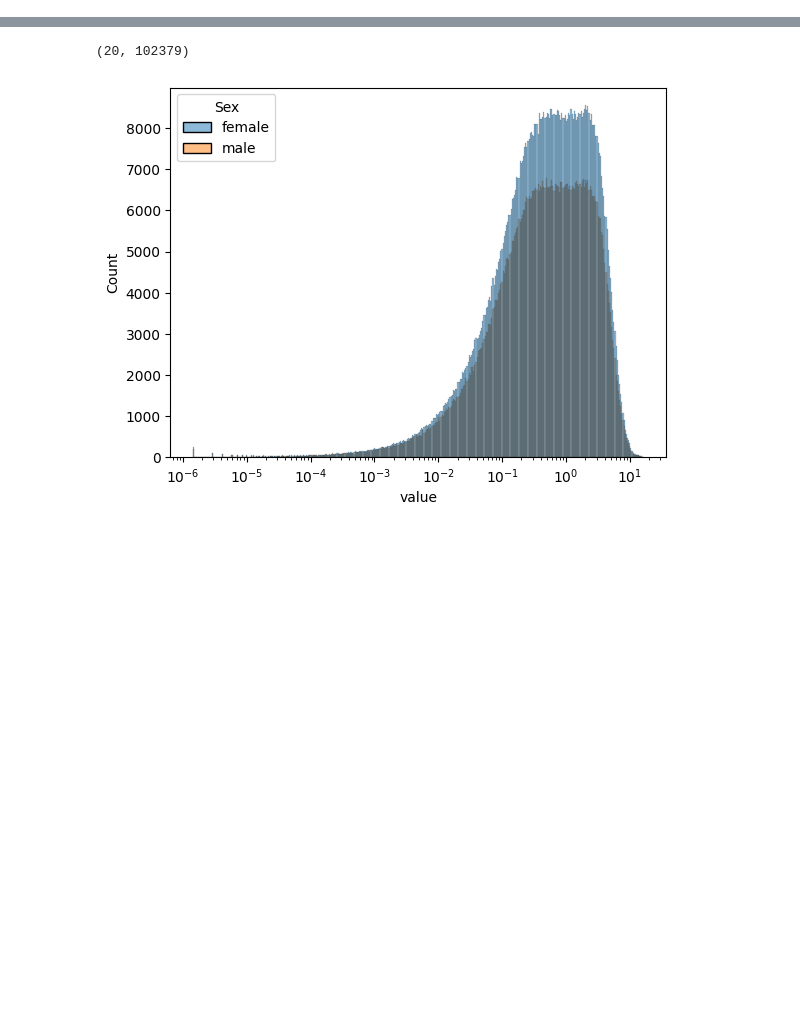
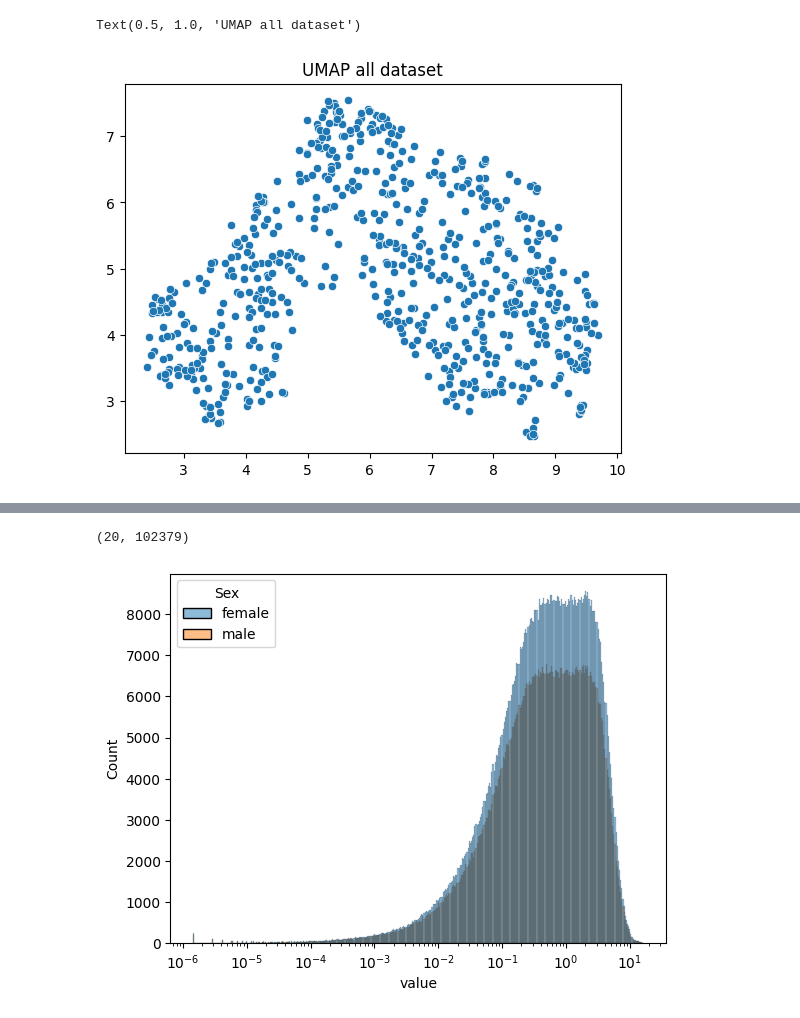
Before and after one commit to zodelheim/sea-infer-rna-seq, a Jupyter notebook: notebooks/HistplotSexIntensity.ipynb, the cells around one changed output, grey strips where cells are left out. Saved outputs shown, nothing was run; the diff lists cells and outputs as text; code cells hidden in the pictures; blank space fills up the shorter version.

```diff
--- a/notebooks/HistplotSexIntensity.ipynb
+++ b/notebooks/HistplotSexIntensity.ipynb
@@ -52,0 +63,14 @@ data_heart_header.set_index("Run", inplace=True)
+# %%
+data_geuvadis =  pd.read_hdf(fdir_processed / f'geuvadis.preprocessed.h5', key = 'geuvadis')
+
+reducer = umap.UMAP()
+embedding = reducer.fit_transform(data_geuvadis)
+
+sns.scatterplot(
+    x=embedding[:, 0],
+    y=embedding[:, 1],
+)
+plt.title(f'UMAP all dataset')
+# %% [output]
+Text(0.5, 1.0, 'UMAP all dataset')
+[figure, added]
```
Also changed, not shown: parts of 25 cells of this notebook.
